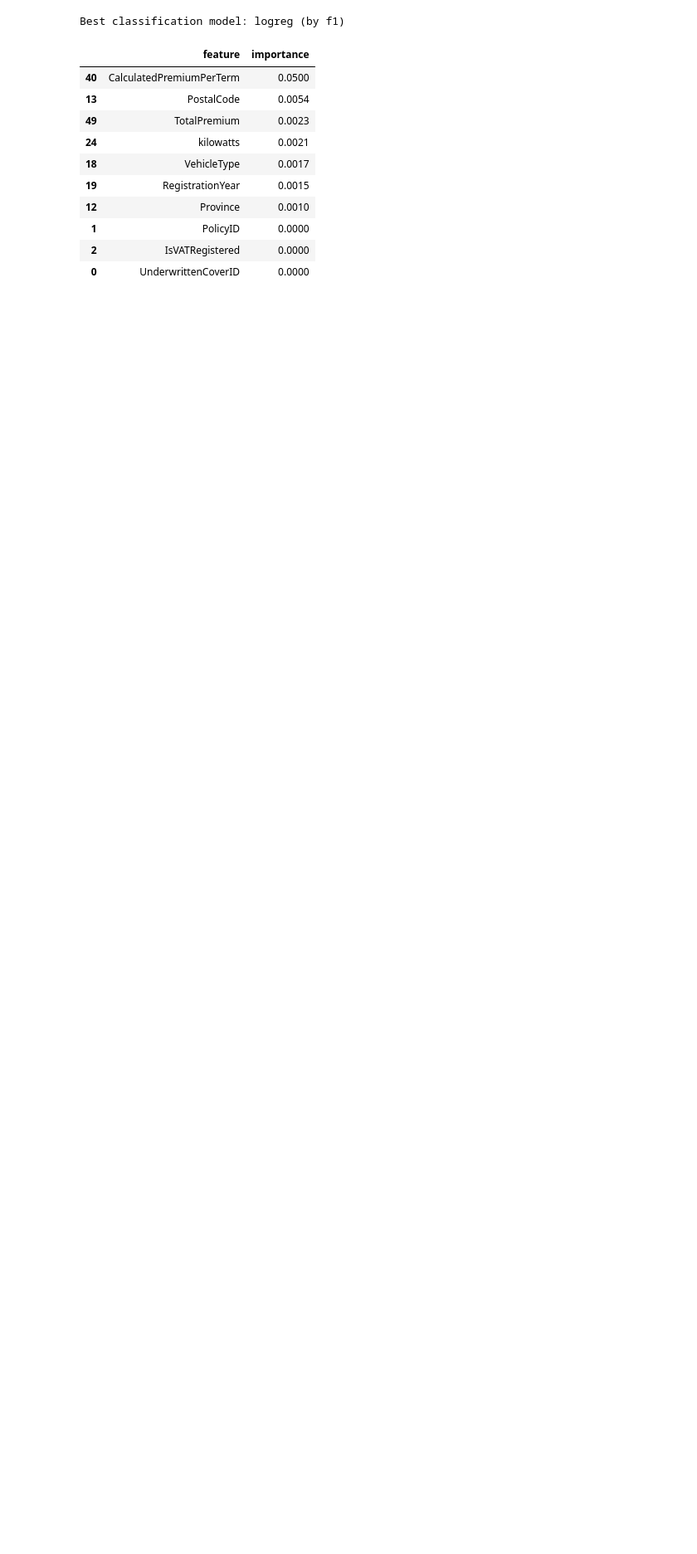
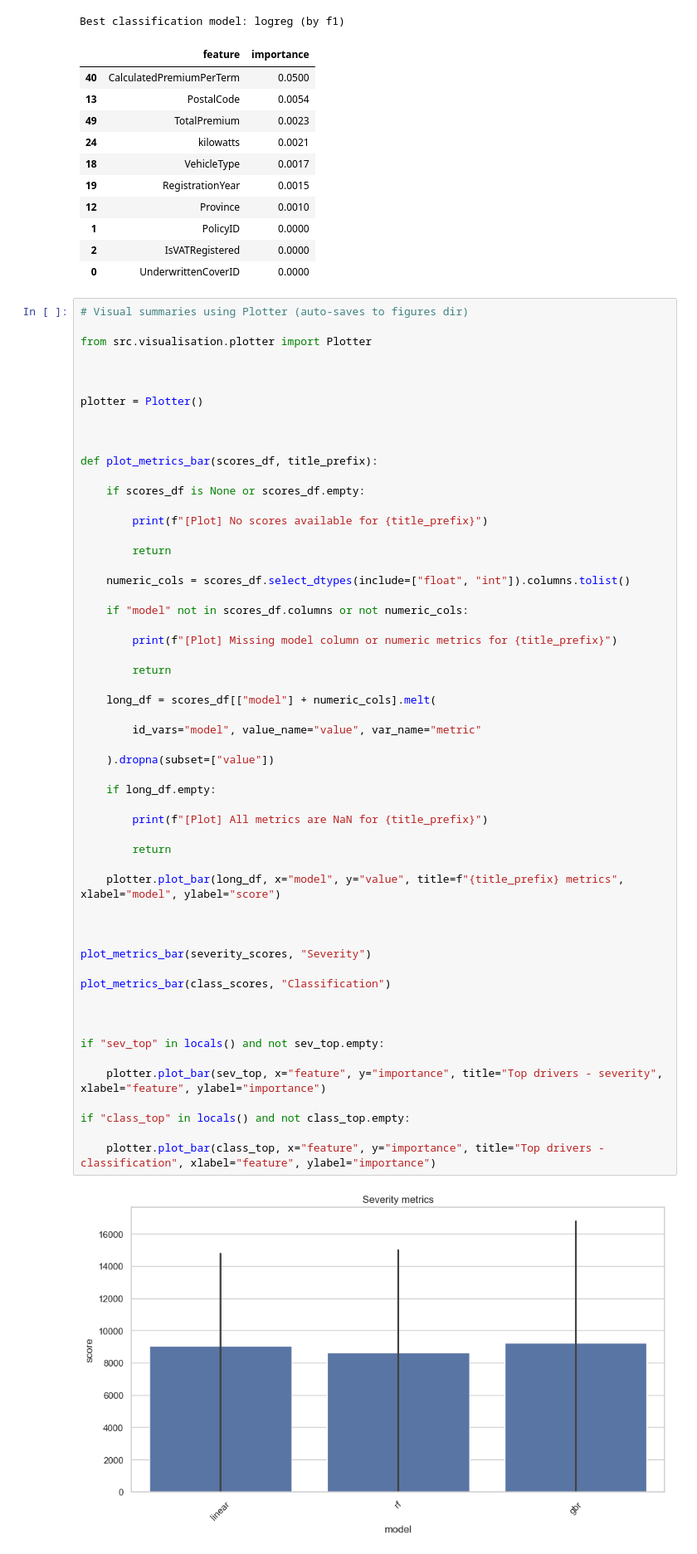
Before and after one commit to switch247/insurance-risk-analytics-week3, a Jupyter notebook: notebooks/04_statistical_modeling.ipynb, the cells around one changed output. Shown: that part at 83% size. Drawn from its saved outputs; the diff is of its cells as text; blank space fills up the shorter version.

```diff
--- a/notebooks/04_statistical_modeling.ipynb
+++ b/notebooks/04_statistical_modeling.ipynb
@@ -436,3 +440,61 @@ Best classification model: logreg (by f1)
 | 1 | PolicyID | 0.0000 |
 | 2 | IsVATRegistered | 0.0000 |
 | 0 | UnderwrittenCoverID | 0.0000 |
+# %%
+# Visual summaries using Plotter (auto-saves to figures dir)
+
+from src.visualisation.plotter import Plotter
+
+
+
+plotter = Plotter()
+
+
+
+def plot_metrics_bar(scores_df, title_prefix):
+
+    if scores_df is None or scores_df.empty:
+
+        print(f"[Plot] No scores available for {title_prefix}")
+
+        return
+
+    numeric_cols = scores_df.select_dtypes(include=["float", "int"]).columns.tolist()
+
+    if "model" not in scores_df.columns or not numeric_cols:
+
+        print(f"[Plot] Missing model column or numeric metrics for {title_prefix}")
+
+        return
+
+    long_df = scores_df[["model"] + numeric_cols].melt(
+
+        id_vars="model", value_name="value", var_name="metric"
+
+    ).dropna(subset=["value"])
+
+    if long_df.empty:
+
+        print(f"[Plot] All metrics are NaN for {title_prefix}")
+
+        return
+
+    plotter.plot_bar(long_df, x="model", y="value", title=f"{title_prefix} metrics", xlabel="model", ylabel="score")
+
+
+
+plot_metrics_bar(severity_scores, "Severity")
+
+plot_metrics_bar(class_scores, "Classification")
+
+
+
+if "sev_top" in locals() and not sev_top.empty:
+
+    plotter.plot_bar(sev_top, x="feature", y="importance", title="Top drivers - severity", xlabel="feature", ylabel="importance")
+
+if "class_top" in locals() and not class_top.empty:
+
+    plotter.plot_bar(class_top, x="feature", y="importance", title="Top drivers - classification", xlabel="feature", ylabel="importance")
+# %% [output]
+[figure, added]
```
Also changed, not shown: parts of 2 cells of this notebook, 4 other files.
